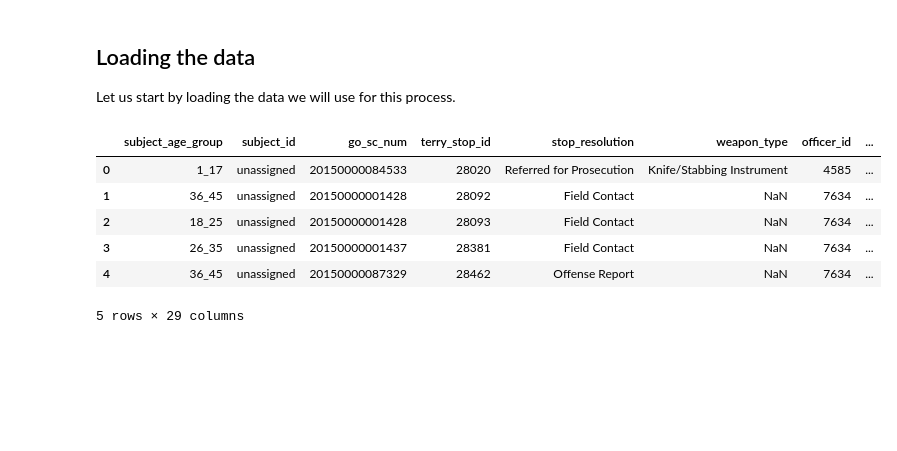
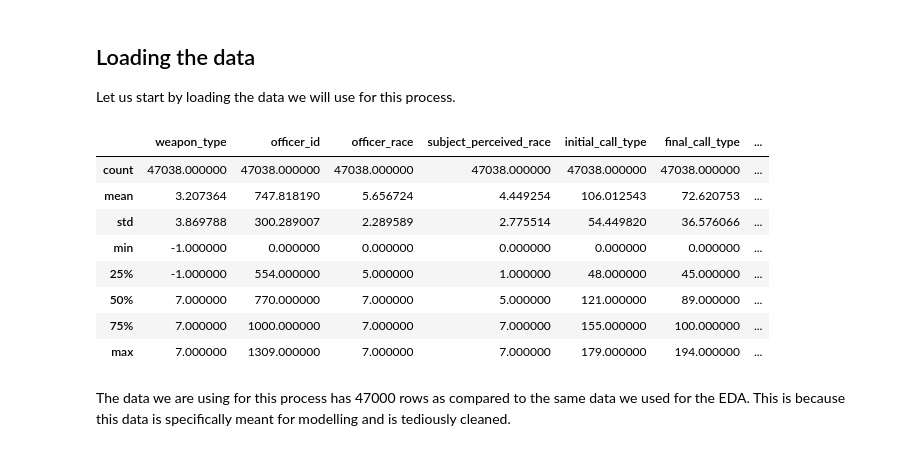
Before and after one commit to ShamlaA/Terry-Traffic-Stops-Prediction-for-Racial-Bias, a Jupyter notebook: Seattle_Terry_Stops_Model.ipynb, the cells around one changed output. Cells and saved outputs as stored; diff of their text form; code cells hidden in the pictures; blank space fills up the shorter version.

Commit message:
finetuned the columns for the final csv file with dummies

```diff
--- a/Seattle_Terry_Stops_Model.ipynb
+++ b/Seattle_Terry_Stops_Model.ipynb
@@ -26,14 +26,18 @@ import warnings
 warnings.filterwarnings('ignore')
 # %%
 # Loading the data
-df = pd.read_csv('data/clean_Terry_stops_data.csv')
+df = pd.read_csv('data/clean_Terry_stops_dummies.csv')
 # df.drop('Unnamed: 0', axis=1, inplace=True)
-df.head()
+df.describe()
 # %% [output]
-|  | subject_age_group | subject_id | go_sc_num | terry_stop_id | stop_resolution | weapon_type | officer_id | ... |
-| 0 | 1_17 | unassigned | 20150000084533 | 28020 | Referred for Prosecution | Knife/Stabbing Instrument | 4585 | ... |
-| 1 | 36_45 | unassigned | 20150000001428 | 28092 | Field Contact | NaN | 7634 | ... |
-| 2 | 18_25 | unassigned | 20150000001428 | 28093 | Field Contact | NaN | 7634 | ... |
-| 3 | 26_35 | unassigned | 20150000001437 | 28381 | Field Contact | NaN | 7634 | ... |
-| 4 | 36_45 | unassigned | 20150000087329 | 28462 | Offense Report | NaN | 7634 | ... |
+|  | weapon_type | officer_id | officer_race | subject_perceived_race | initial_call_type | final_call_type | ... |
+| count | 47038.000000 | 47038.000000 | 47038.000000 | 47038.000000 | 47038.000000 | 47038.000000 | ... |
+| mean | 3.207364 | 747.818190 | 5.656724 | 4.449254 | 106.012543 | 72.620753 | ... |
+| std | 3.869788 | 300.289007 | 2.289589 | 2.775514 | 54.449820 | 36.576066 | ... |
+| min | -1.000000 | 0.000000 | 0.000000 | 0.000000 | 0.000000 | 0.000000 | ... |
+| 25% | -1.000000 | 554.000000 | 5.000000 | 1.000000 | 48.000000 | 45.000000 | ... |
+| 50% | 7.000000 | 770.000000 | 7.000000 | 5.000000 | 121.000000 | 89.000000 | ... |
+| 75% | 7.000000 | 1000.000000 | 7.000000 | 7.000000 | 155.000000 | 100.000000 | ... |
+| max | 7.000000 | 1309.000000 | 7.000000 | 7.000000 | 179.000000 | 194.000000 | ... |
-5 rows × 29 columns
+# %% [markdown]
+The data we are using for this process has 47000 rows as compared to the same data we used for the EDA. This is because this data is specifically meant for modelling and is tediously cleaned.
```
Also changed, not shown: parts of 2 cells of this notebook, 2 other files.
